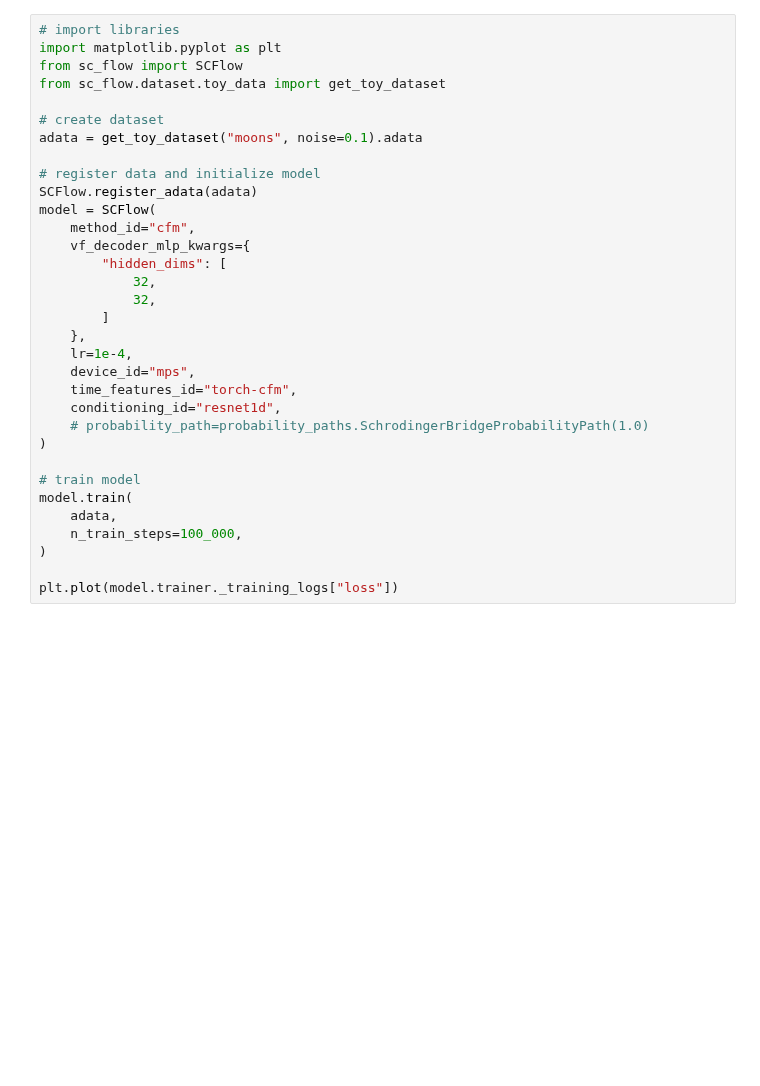
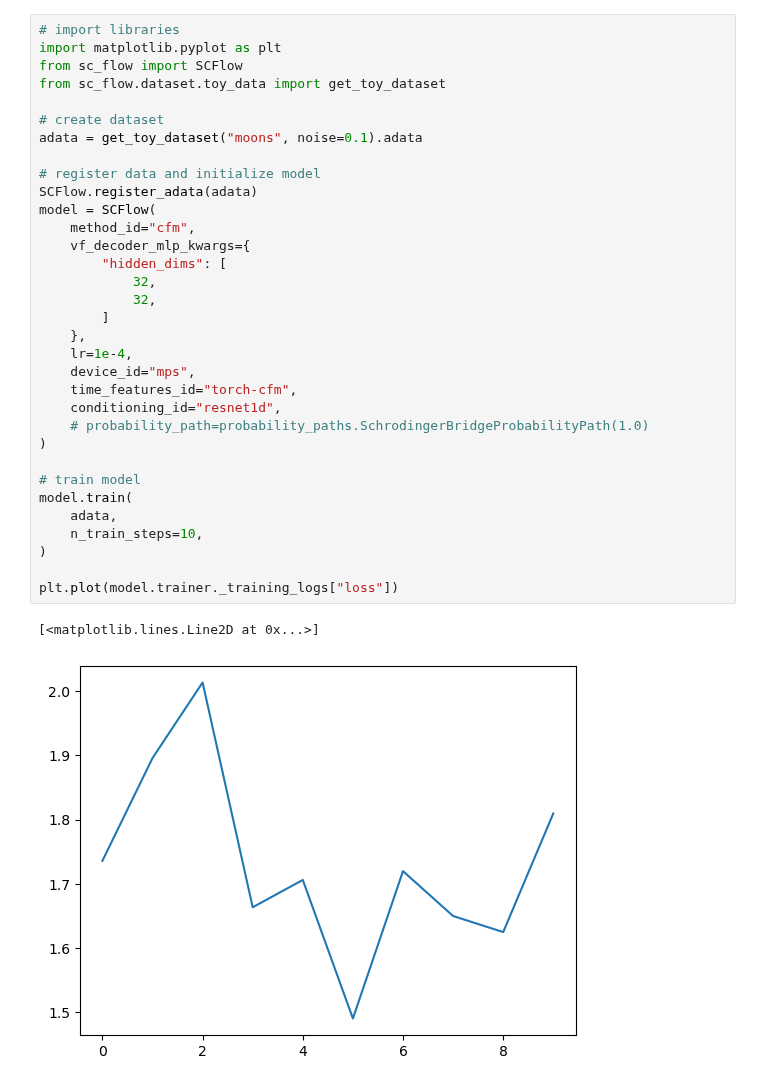
Before and after one commit to theislab/sckitflow, a Jupyter notebook: docs/notebooks/try_cfm_toy.ipynb, the cells around one changed output. Cells and saved outputs as stored; diff of their text form; blank space fills up the shorter version.

```diff
--- a/docs/notebooks/try_cfm_toy.ipynb
+++ b/docs/notebooks/try_cfm_toy.ipynb
@@ -3,34 +3,37 @@
 import matplotlib.pyplot as plt
 from sc_flow import SCFlow
 from sc_flow.dataset.toy_data import get_toy_dataset
 
 # create dataset
 adata = get_toy_dataset("moons", noise=0.1).adata
 
 # register data and initialize model
 SCFlow.register_adata(adata)
 model = SCFlow(
     method_id="cfm",
     vf_decoder_mlp_kwargs={
         "hidden_dims": [
             32,
             32,
         ]
     },
     lr=1e-4,
     device_id="mps",
     time_features_id="torch-cfm",
     conditioning_id="resnet1d",
     # probability_path=probability_paths.SchrodingerBridgeProbabilityPath(1.0)
 )
 
 # train model
 model.train(
     adata,
-    n_train_steps=100_000,
+    n_train_steps=10,
 )
 
 plt.plot(model.trainer._training_logs["loss"])
+# %% [output]
+[<matplotlib.lines.Line2D at 0x...>]
+[figure, added]
 # %%
 # predict
 adata_pred = model.predict(adata)
```
Also changed, not shown: parts of 1 cell of this notebook, 3 other files.
